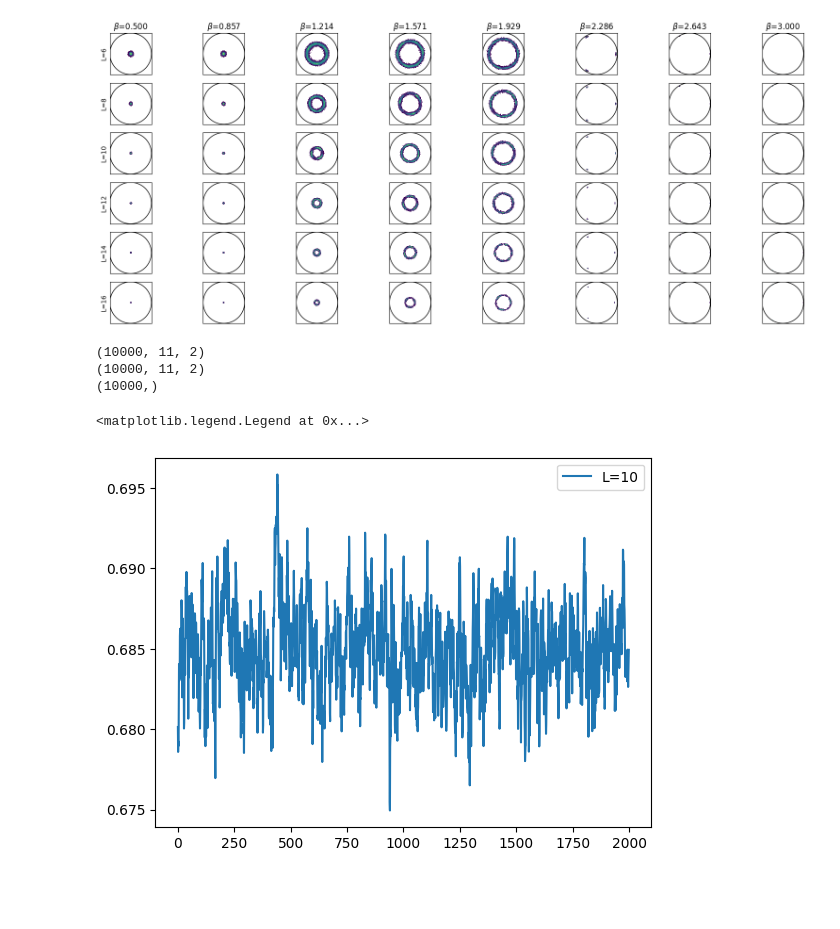
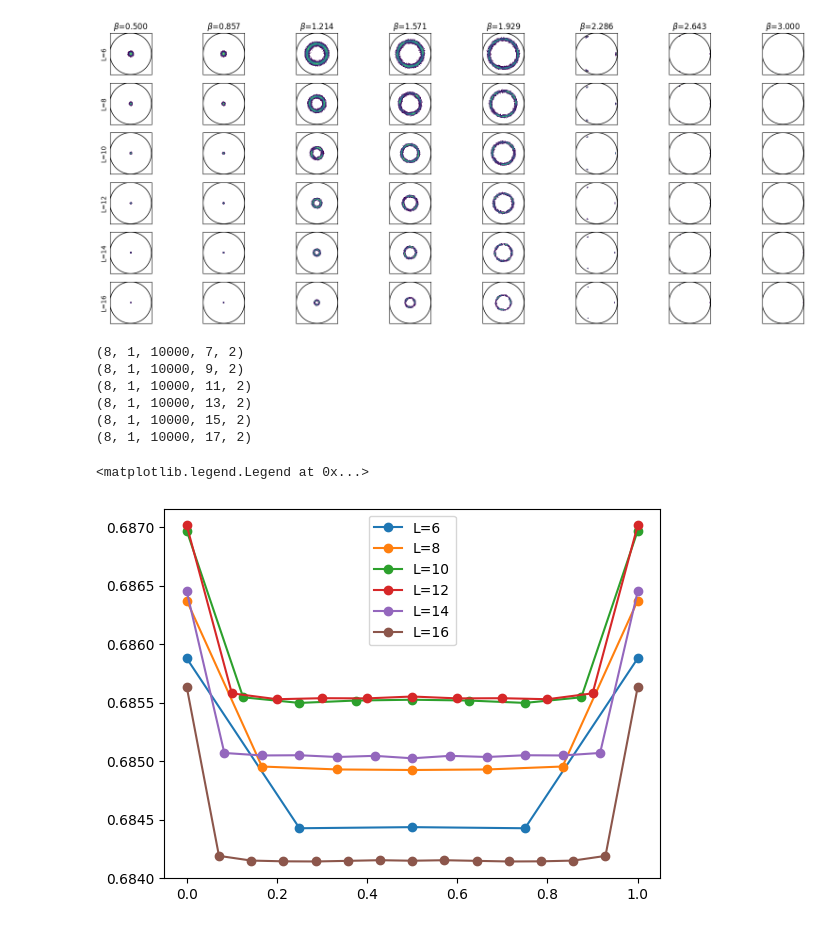
Before and after one commit to Landa233/crunchy, a Jupyter notebook: z_n_gauge/python_throwaway/z_7_correlators/Untitled-1.ipynb, the cells around one changed output. Saved outputs shown, nothing was run; the diff lists cells and outputs as text; code cells hidden in the pictures; blank space fills up the shorter version.

```diff
--- a/z_n_gauge/python_throwaway/z_7_correlators/Untitled-1.ipynb
+++ b/z_n_gauge/python_throwaway/z_7_correlators/Untitled-1.ipynb
@@ -196,59 +196,63 @@ lattice = 3
 fig = plt.figure()
 
 for key in pp_correlators.keys():
-    if key != 10:
-        continue
+    # if key != 10:
+    #     continue
+    print(pp_correlators[key].shape)
 
     pp_correlator = pp_correlators[key][lattice,:,...].squeeze(axis=0)
 
-    print(pp_correlator.shape)
+
 
 
 
     lattice_size = 2
     time_series = pp_correlator
 
-    print(time_series.shape)
+
     time_series = time_series[:,lattice_size,0]
-    print(time_series.shape)
+
 
 
 
     time_series = time_series[2000:4000]
 
     xs = np.arange(len(time_series))
 
-    plt.plot(xs, time_series, '-', label=f"L={key}")
+    # plt.plot(xs, time_series, '-', label=f"L={key}")
 
 
 
     pp_correlator = pp_correlator.mean(axis=0)
 
 
 
     cutoff = 1
 
     pp_correlator = pp_correlator[cutoff:-cutoff]
 
 
 
-    # real_part = pp_correlator[:,0]
+    real_part = pp_correlator[:,0]
 
-    # Ls = np.arange(len(real_part))
+    Ls = np.arange(len(real_part))
 
-    # max_L = np.max(Ls)
-    # Ls = Ls / max_L
+    max_L = np.max(Ls)
+    Ls = Ls / max_L
 
-    # plt.plot(Ls, real_part, '-o' , label=f"L={key}")
+    plt.plot(Ls, real_part, '-o' , label=f"L={key}")
 
 plt.legend()
 
 # thermalization 10_000
 # skip: 50
 # recordings: 100_000
 # %% [output]
-(10000, 11, 2)
-(10000, 11, 2)
-(10000,)
+(8, 1, 10000, 7, 2)
+(8, 1, 10000, 9, 2)
+(8, 1, 10000, 11, 2)
+(8, 1, 10000, 13, 2)
+(8, 1, 10000, 15, 2)
+(8, 1, 10000, 17, 2)
 <matplotlib.legend.Legend at 0x...>
-[figure, old version]
+[figure, new version]
```
Also changed, not shown: parts of 1 cell of this notebook, 11 other files.
